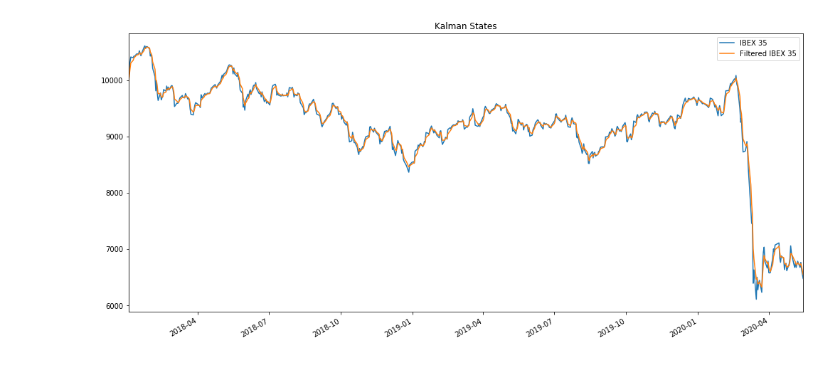
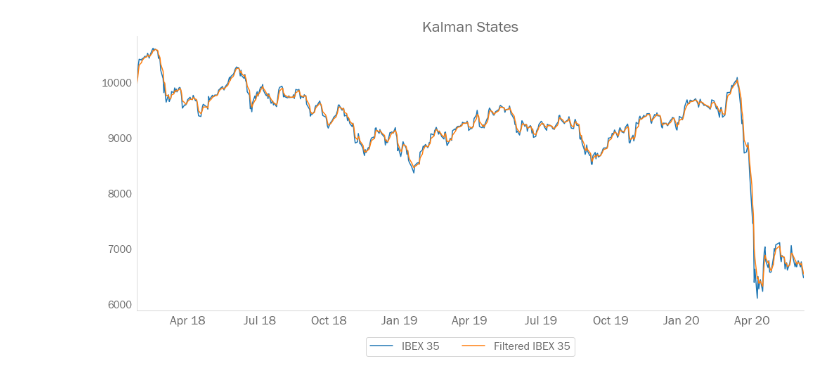
Before and after one commit to Xylambda/kalmankit, a Jupyter notebook: examples/signal_extraction.ipynb, the cells around one changed output. Cells and saved outputs as stored; diff of their text form; code cells hidden in the pictures.

```diff
--- a/examples/signal_extraction.ipynb
+++ b/examples/signal_extraction.ipynb
@@ -12,3 +13,5 @@ from kalmanfilter import KalmanFilter
+# %%
+plt.style.use('https://gist.githubusercontent.com/Xylambda/4521dc6404594a715bbc7b75e8c1e2e1/raw/f4f466b27955169abd934428ed98c2be2e1201f2/bpyplot')
 # %%
 DATA_PATH = Path(os.path.abspath('')).parent / "tests/data"
 ibex = pd.read_pickle(DATA_PATH / "ibex35.pkl")
@@ -31,10 +34,16 @@ states, errors = kf.run_filter(Z)
 # %%
 fig, ax = plt.subplots(nrows=1, ncols=1, figsize=(17,8))
 
 ibex.plot(ax=ax)
 ax.plot(ibex.index, states)
-ax.legend(['IBEX 35', 'Filtered IBEX 35'])
-ax.set_title("Kalman States")
+ax.legend(['IBEX 35', 'Filtered IBEX 35'], bbox_to_anchor=[0.5, -0.13], loc='center', ncol=2, prop={'size': 16})
+ax.set_title("Kalman States", fontsize=22)
 ax.set_xlabel("");
+
+date_form = DateFormatter("%b %y")
+ax.xaxis.set_major_formatter(date_form)
+
+plt.xticks(rotation=0, fontsize=18);
+plt.yticks(fontsize=15);
 # %% [output]
-[figure, old version]
+[figure, new version]
```
Also changed, not shown: parts of 1 cell of this notebook, 1 other file.
